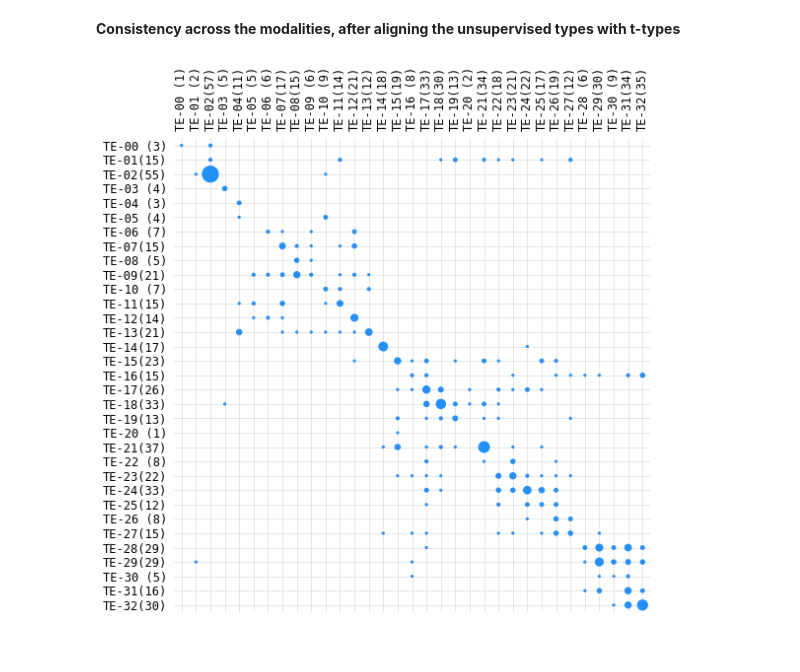
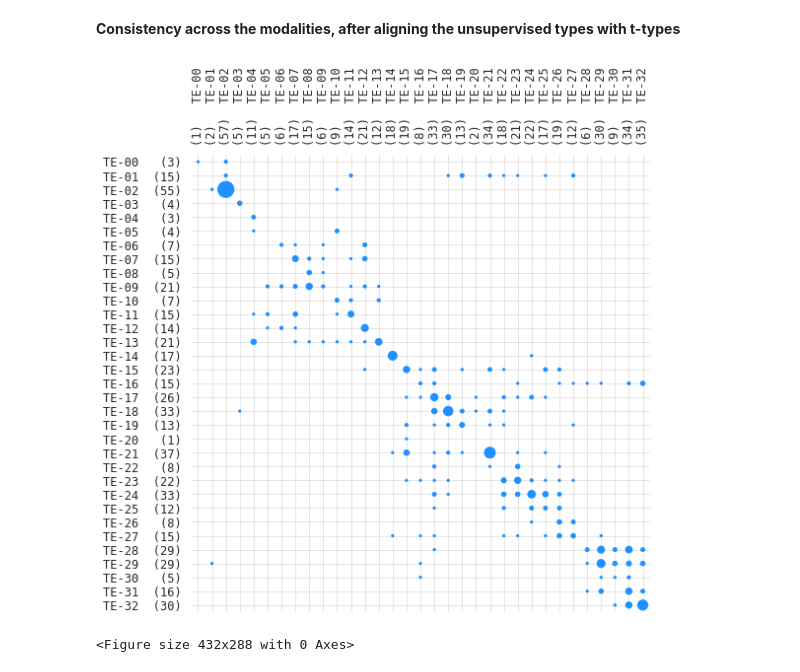
Before and after one commit to AllenInstitute/coupledAE-patchseq, a Jupyter notebook: analysis_denovo_clustering.ipynb, the cells around one changed output. Drawn from its saved outputs; the diff is of its cells as text; code cells hidden in the pictures.

```diff
--- a/analysis_denovo_clustering.ipynb
+++ b/analysis_denovo_clustering.ipynb
@@ -371,11 +168,8 @@ for ri in tqdm(ri_list):
 # %%
 best_n_components = 33
 for ri in CVdict.keys():
-    fname = 'gmmfit_restricted_perc_100-0_aT_{:.1f}_aE_{:.1f}_cs_{:.1f}_'\
-            'ad_1_cv_0_ri_{:d}_ld_3_ne_1500_fiton_zT_n_{:d}'.format(alpha_T,alpha_E,lambda_TE,
-                                                                 ri,best_n_components)
-
-    fname = fname.replace('.','-')+'.pkl'
+    fname = (f'gmmfit_restricted_perc_100-0_aT_{alpha_T:.1f}_aE_{alpha_E:.1f}_cs_{lambda_TE:.1f}_'+
+            f'ad_1_cv_0_ri_{ri:d}_ld_3_ne_1500_fiton_zT_n_{best_n_components:d}').replace('.','-')+'.pkl'
     with open(gmm_pth+fname, 'rb') as fid:
         gmm = pickle.load(fid)
 
@@ -554,17 +250,30 @@ cv: 20, T: 1.88, E: 0.35, sum: 2.229
 # %% [markdown]
 **Consistency across the modalities, after aligning the unsupervised types with t-types**
 # %%
+subset = 'test'
+
 for cv in [11]:
-    xlabelc = ['TE-{:02d}{:>4s}'.format(x,'({:d})'.format(np.sum(CVdict[cv]['ccT_lbl_matched'][CVdict[cv]['cc_inds']]==x))) for x in np.arange(best_n_components)]
-    ylabelc = ['TE-{:02d}{:>4s}'.format(y,'({:d})'.format(np.sum(CVdict[cv]['ccE_lbl_matched'][CVdict[cv]['cc_inds']]==y))) for y in np.arange(best_n_components)]
-    custom_scatterplot(M=CVdict[cv]['C_consistency'],scale_factor=5,
-                       xlabels=xlabelc,
-                       ylabels=ylabelc,
-                       fig_width=8,fig_height=8)
+    xname = [f'TE-{y:02d}' for y in np.arange(best_n_components)]
+    xdata = [f'({np.sum(CVdict[cv]["ccT_lbl_matched"][CVdict[cv]["cc_inds"]]==n):d})' for n in np.arange(best_n_components)]
+    xlabelc = [f'{b:<6s}'+ f'{a:s}' for (a,b) in zip(xname,xdata)]
 
-    #plt.savefig('/home/common/Rohan/docs/Consensus_cluster_TE_cv_{:d}_zT_n_{:d}.png'.format(cv,best_n_components),dpi=300)
+    yname = [f'TE-{y:02d}' for y in np.arange(best_n_components)]
+    ydata = [f'({np.sum(CVdict[cv]["ccE_lbl_matched"][CVdict[cv]["cc_inds"]]==n):d})' for n in np.arange(best_n_components)]
+    ylabelc = [f'{a:6s}'+f'{b:>5s}' for (a,b) in zip(yname,ydata)]
+
+    matrix_scatterplot(M = CVdict[cv]['C_consistency'],
+                       xticklabels = xlabelc,
+                       yticklabels = ylabelc,
+                       xlabel='',
+                       ylabel='',
+                       fig_width=8,
+                       fig_height=8,
+                       scale_factor=5.0)
+
+    plt.savefig(f'{figure_pth}TE_{subset}_cv_{cv:d}_zT_n_{best_n_components:d}.png',dpi=300)
     plt.show()
 # %% [output]
-[figure, old version]
+[figure, new version]
+<Figure size 432x288 with 0 Axes>
 # %%
 for cv in [11]:
```
Also changed, not shown: parts of 43 cells of this notebook.
